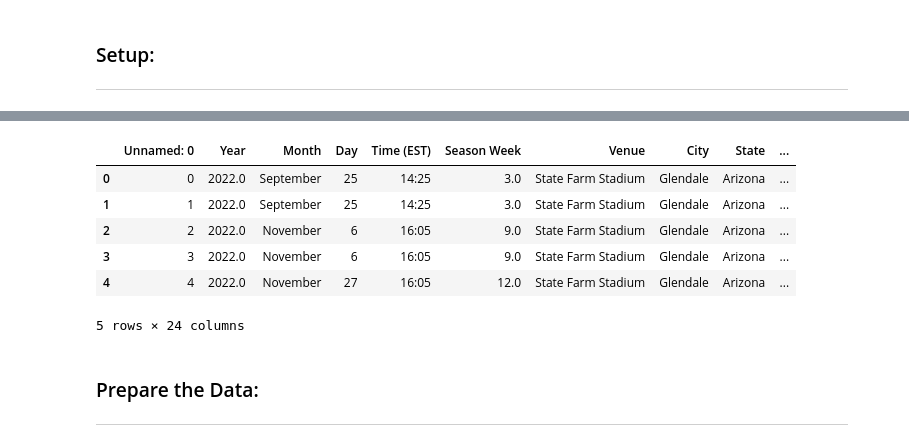
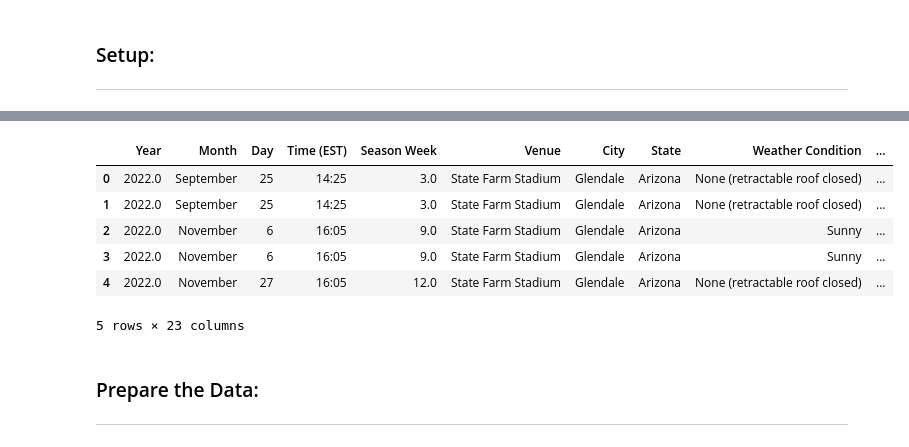
Before and after one commit to cwolf1424/Group_Project_4-NFL_Game_Outcome_Predictor, a Jupyter notebook: 04-Building_Model/Building_Model.ipynb, the cells around one changed output, grey strips where cells are left out. Cells and saved outputs as stored; diff of their text form; code cells hidden in the pictures.

```diff
--- a/04-Building_Model/Building_Model.ipynb
+++ b/04-Building_Model/Building_Model.ipynb
@@ -11,17 +19,17 @@ import pandas as pd
 # %%
 # Import the Combined Data from /Wrangling_Data_Exports
-wrangled_df = pd.read_csv("Wrangling_Data_Exports/Wrangled_Data.csv")
+wrangled_df = pd.read_csv("Wrangling_Data_Exports/Wrangled_Data.csv", index_col=0)
 
 # Display Dataframe
 wrangled_df.head()
 # %% [output]
-|  | Unnamed: 0 | Year | Month | Day | Time (EST) | Season Week | Venue | City | State | ... |
-| 0 | 0 | 2022.0 | September | 25 | 14:25 | 3.0 | State Farm Stadium | Glendale | Arizona | ... |
-| 1 | 1 | 2022.0 | September | 25 | 14:25 | 3.0 | State Farm Stadium | Glendale | Arizona | ... |
-| 2 | 2 | 2022.0 | November | 6 | 16:05 | 9.0 | State Farm Stadium | Glendale | Arizona | ... |
-| 3 | 3 | 2022.0 | November | 6 | 16:05 | 9.0 | State Farm Stadium | Glendale | Arizona | ... |
-| 4 | 4 | 2022.0 | November | 27 | 16:05 | 12.0 | State Farm Stadium | Glendale | Arizona | ... |
+|  | Year | Month | Day | Time (EST) | Season Week | Venue | City | State | Weather Condition | ... |
+| 0 | 2022.0 | September | 25 | 14:25 | 3.0 | State Farm Stadium | Glendale | Arizona | None (retractable roof closed) | ... |
+| 1 | 2022.0 | September | 25 | 14:25 | 3.0 | State Farm Stadium | Glendale | Arizona | None (retractable roof closed) | ... |
+| 2 | 2022.0 | November | 6 | 16:05 | 9.0 | State Farm Stadium | Glendale | Arizona | Sunny | ... |
+| 3 | 2022.0 | November | 6 | 16:05 | 9.0 | State Farm Stadium | Glendale | Arizona | Sunny | ... |
+| 4 | 2022.0 | November | 27 | 16:05 | 12.0 | State Farm Stadium | Glendale | Arizona | None (retractable roof closed) | ... |
-5 rows × 24 columns
+5 rows × 23 columns
 # %% [markdown]
 ### Prepare the Data:
 ---
```
Also changed, not shown: parts of 9 cells of this notebook, 1 other file.
